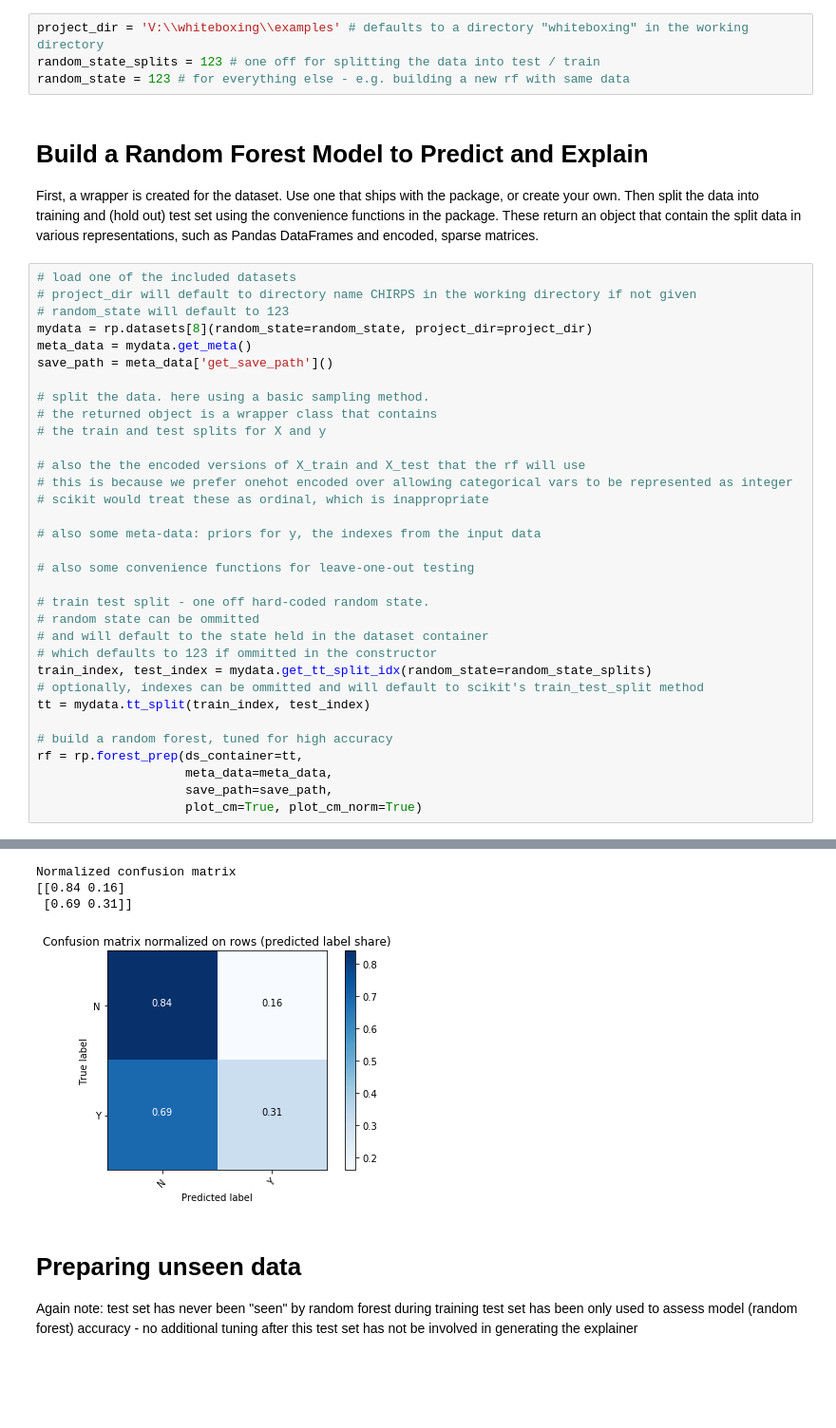
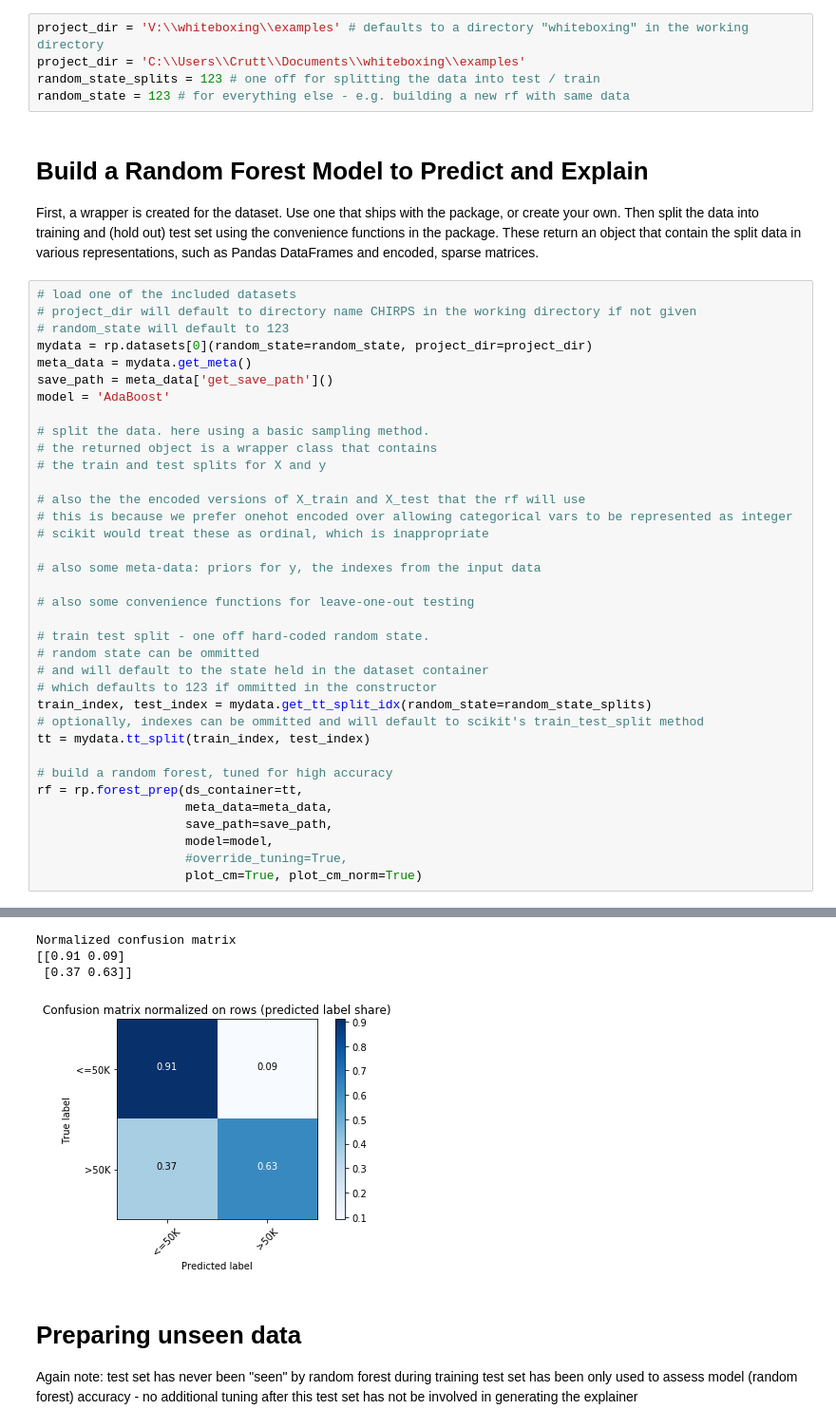
Before and after one commit to julianhatwell/explain_te, a Jupyter notebook: CHIRPS Examples.ipynb, the cells around one changed output, grey strips where cells are left out. Shown: that part at 95% size. Cells and saved outputs as stored; diff of their text form; blank space fills up the shorter version.

Commit message:
working on boosting

```diff
--- a/CHIRPS Examples.ipynb
+++ b/CHIRPS Examples.ipynb
@@ -28,6 +28,7 @@ import CHIRPS.reproducible as rp
 ### common config - can be ommitted if defaults are OK
 # %%
 project_dir = 'V:\\whiteboxing\\examples' # defaults to a directory "whiteboxing" in the working directory
+project_dir = 'C:\\Users\\Crutt\\Documents\\whiteboxing\\examples'
 random_state_splits = 123 # one off for splitting the data into test / train
 random_state = 123 # for everything else - e.g. building a new rf with same data
 # %% [markdown]
@@ -38,9 +39,10 @@ Then split the data into training and (hold out) test set using the convenience
 # load one of the included datasets
 # project_dir will default to directory name CHIRPS in the working directory if not given
 # random_state will default to 123
-mydata = rp.datasets[8](random_state=random_state, project_dir=project_dir)
+mydata = rp.datasets[0](random_state=random_state, project_dir=project_dir)
 meta_data = mydata.get_meta()
 save_path = meta_data['get_save_path']()
+model = 'AdaBoost'
 
 # split the data. here using a basic sampling method.
 # the returned object is a wrapper class that contains
@@ -66,5 +68,7 @@ tt = mydata.tt_split(train_index, test_index)
 rf = rp.forest_prep(ds_container=tt,
                     meta_data=meta_data,
                     save_path=save_path,
+                    model=model,
+                    #override_tuning=True,
                     plot_cm=True, plot_cm_norm=True)
 # %% [output]
@@ -76,7 +83,7 @@ Confusion matrix, without normalization
-Normalized confusion matrix
-[[0.84 0.16]
- [0.69 0.31]]
+Normalized confusion matrix
+[[0.91 0.09]
+ [0.37 0.63]]
-[figure, old version]
+[figure, new version]
 # %% [markdown]
 # Preparing unseen data
 
```
Also changed, not shown: parts of 6 cells of this notebook, 6 other files.
